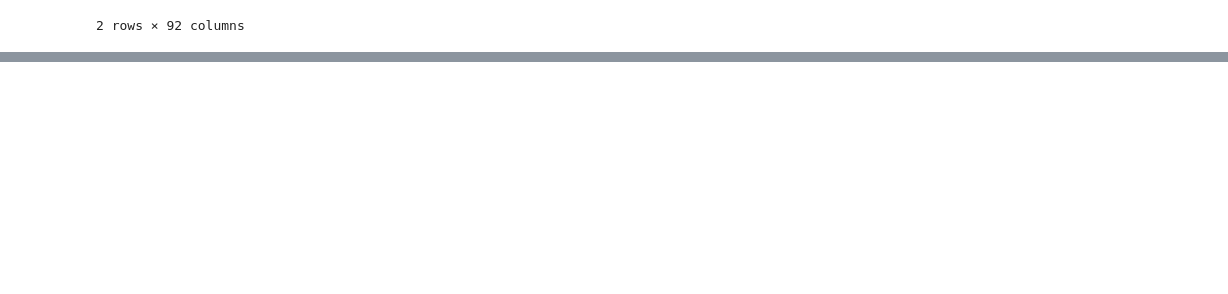
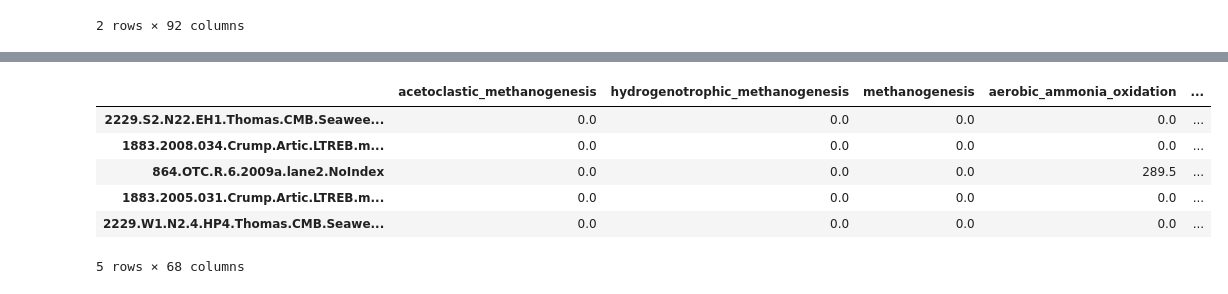
Before and after one commit to mgirelli/Shannon, a Jupyter notebook: FAPROTAX_1.2.12/function_analysis.ipynb, the cells around one changed output, grey strips where cells are left out. Saved outputs shown, nothing was run; the diff lists cells and outputs as text; code cells hidden in the pictures; blank space fills up the shorter version.

Commit message:
relative function analysis

```diff
--- a/FAPROTAX_1.2.12/function_analysis.ipynb
+++ b/FAPROTAX_1.2.12/function_analysis.ipynb
@@ -257,0 +305,6 @@ plt.show()
+# %%
+#load functional_table
+table_func = biom.load_table('functional_table_final.biom')
+F_sf = table_func.to_dataframe(dense=True).T   # righe=samples, colonne=funzioni
+F_sf.index = F_sf.index.astype(str)
+print('F_sf (grezza, da FAPROTAX):', F_sf.shape)
@@ -257,0 +313,14 @@ plt.show()
+# %%
+#define abundance
+
+P_sb = (X_sb > 0).astype(int)
+
+common_phyla = P_sb.columns.intersection(W.index)
+print(f'Phyla in comune tra X_sb e W: {len(common_phyla)} / {X_sb.shape[1]}')
+
+P_sb_aligned = P_sb[common_phyla]
+W_aligned = W.loc[common_phyla]
+
+A_sf = P_sb_aligned.dot(W_aligned)
+print('A_sf (n. phyla capaci per campione/funzione):', A_sf.shape)
+print('Range A_sf:', A_sf.values.min(), '-', A_sf.values.max())
@@ -257,0 +331,10 @@ plt.show()
+# %%
+#define sample x relative function matrix
+
+common_samples = F_sf.index.intersection(A_sf.index)
+common_functions = F_sf.columns.intersection(A_sf.columns)
+print(f'Campioni in comune: {len(common_samples)} / {F_sf.shape[0]}')
+print(f'Funzioni in comune: {len(common_functions)} / {F_sf.shape[1]}')
+
+F_sf_aligned = F_sf.loc[common_samples, common_functions]
+A_sf_aligned = A_sf.loc[common_samples, common_functions]
@@ -257,0 +344,3 @@ plt.show()
+# %%
+X_sf_rel = F_sf_aligned.divide(A_sf_aligned.replace(0, np.nan))
+X_sf_rel = X_sf_rel.fillna(0)
@@ -257,0 +401,10 @@ plt.show()
+# %%
+X_sf_rel.head()
+# %% [output]
+|  | acetoclastic_methanogenesis | hydrogenotrophic_methanogenesis | methanogenesis | aerobic_ammonia_oxidation | ... |
+| 2229.S2.N22.EH1.Thomas.CMB.Seawee... | 0.0 | 0.0 | 0.0 | 0.0 | ... |
+| 1883.2008.034.Crump.Artic.LTREB.m... | 0.0 | 0.0 | 0.0 | 0.0 | ... |
+| 864.OTC.R.6.2009a.lane2.NoIndex | 0.0 | 0.0 | 0.0 | 289.5 | ... |
+| 1883.2005.031.Crump.Artic.LTREB.m... | 0.0 | 0.0 | 0.0 | 0.0 | ... |
+| 2229.W1.N2.4.HP4.Thomas.CMB.Seawe... | 0.0 | 0.0 | 0.0 | 0.0 | ... |
+5 rows × 68 columns
```
Also changed, not shown: parts of 29 cells of this notebook, 1 other file.
